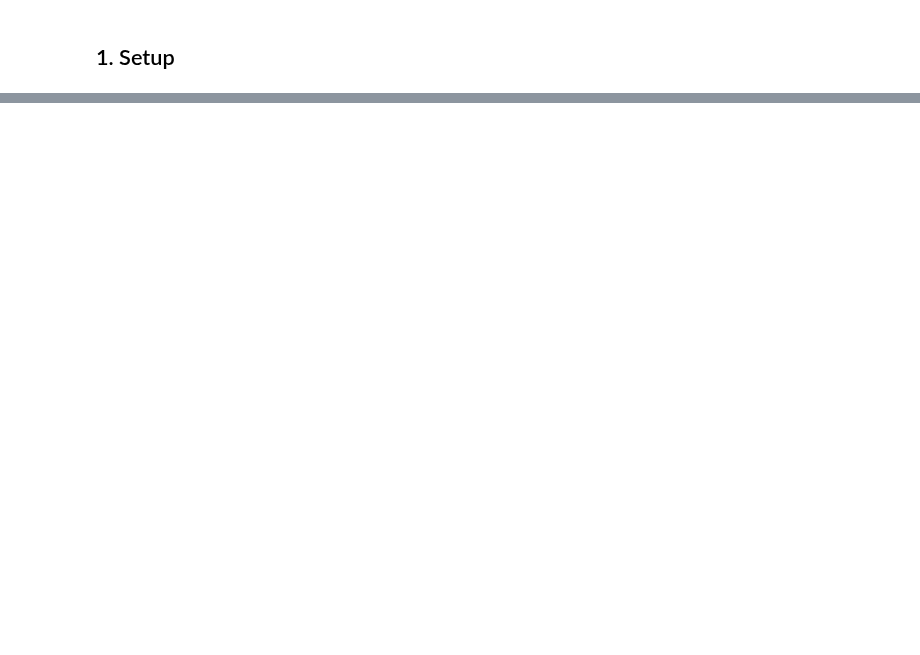
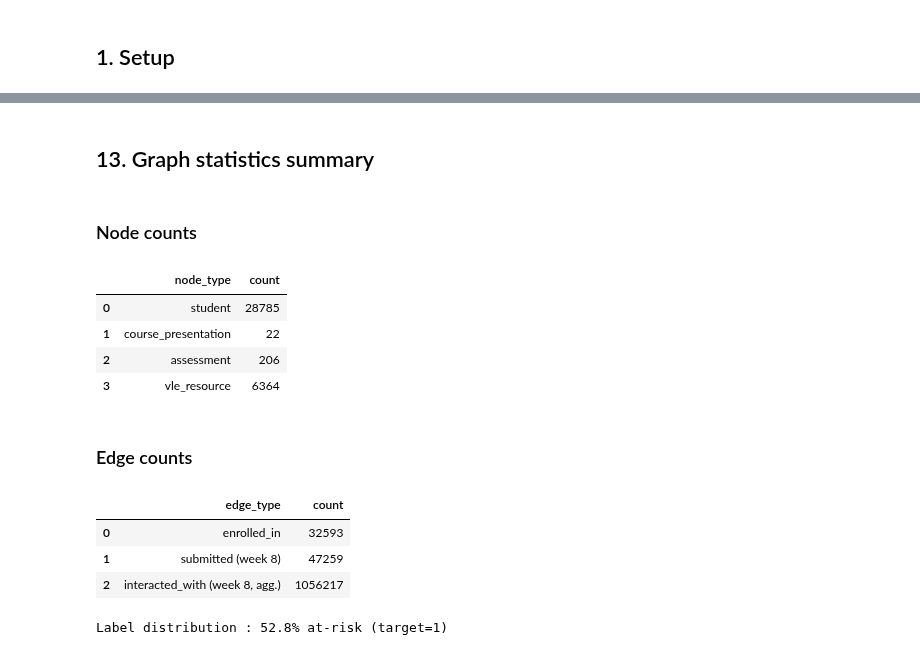
Before and after one commit to reyquiroz/OULAD_CourseAware, a Jupyter notebook: notebooks/OULAD_graph_schema.ipynb, the cells around one changed output, grey strips where cells are left out. Drawn from its saved outputs; the diff is of its cells as text; code cells hidden in the pictures; blank space fills up the shorter version.

```diff
--- a/notebooks/OULAD_graph_schema.ipynb
+++ b/notebooks/OULAD_graph_schema.ipynb
@@ -842,0 +122,11 @@ plt.show()
+# %%
+# One row per (id_student, code_module, code_presentation) — the enrollment unit
+df = student_info[[
+    'id_student', 'code_module', 'code_presentation',
+    'gender', 'region', 'highest_education', 'imd_band', 'age_band',
+    'num_of_prev_attempts', 'studied_credits', 'disability', 'target'
+]].copy()
+
+print(f'Enrollment dataframe: {df.shape[0]:,} rows × {df.shape[1]} cols')
+print(f'Unique students         : {df["id_student"].nunique():,}')
+print(f'Unique course-presentations: {df[["code_module","code_presentation"]].drop_duplicates().shape[0]}')
@@ -842,0 +377,32 @@ plt.show()
+# %% [markdown]
+## 13. Graph statistics summary
+# %%
+stats = {
+    'node_type'  : ['student', 'course_presentation', 'assessment', 'vle_resource'],
+    'count'      : [len(student_nodes), len(course_nodes), len(assessment_nodes), len(vle_nodes)],
+}
+edge_stats = {
+    'edge_type'  : ['enrolled_in', 'submitted (week 8)', 'interacted_with (week 8, agg.)'],
+    'count'      : [len(edges_enrollment), len(edges_submission), len(edges_vle)],
+}
+
+display(Markdown('### Node counts'))
+display(pd.DataFrame(stats))
+display(Markdown('### Edge counts'))
+display(pd.DataFrame(edge_stats))
+
+at_risk_rate = student_info['target'].mean()
+print(f'\nLabel distribution : {at_risk_rate:.1%} at-risk (target=1)')
+# %% [output]
+### Node counts
+|  | node_type | count |
+| 0 | student | 28785 |
+| 1 | course_presentation | 22 |
+| 2 | assessment | 206 |
+| 3 | vle_resource | 6364 |
+### Edge counts
+|  | edge_type | count |
+| 0 | enrolled_in | 32593 |
+| 1 | submitted (week 8) | 47259 |
+| 2 | interacted_with (week 8, agg.) | 1056217 |
+Label distribution : 52.8% at-risk (target=1)
```
Also changed, not shown: parts of 85 cells of this notebook.
